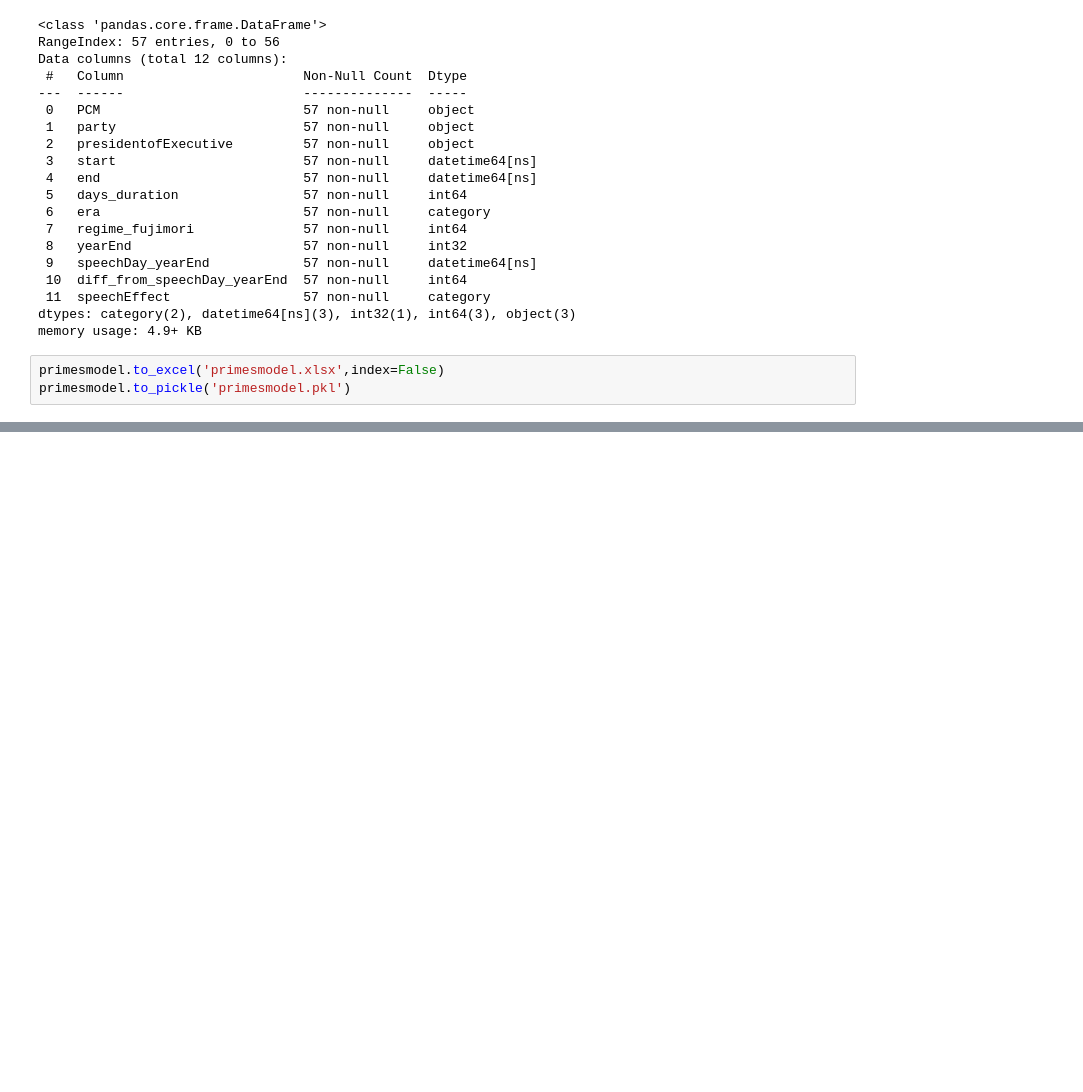
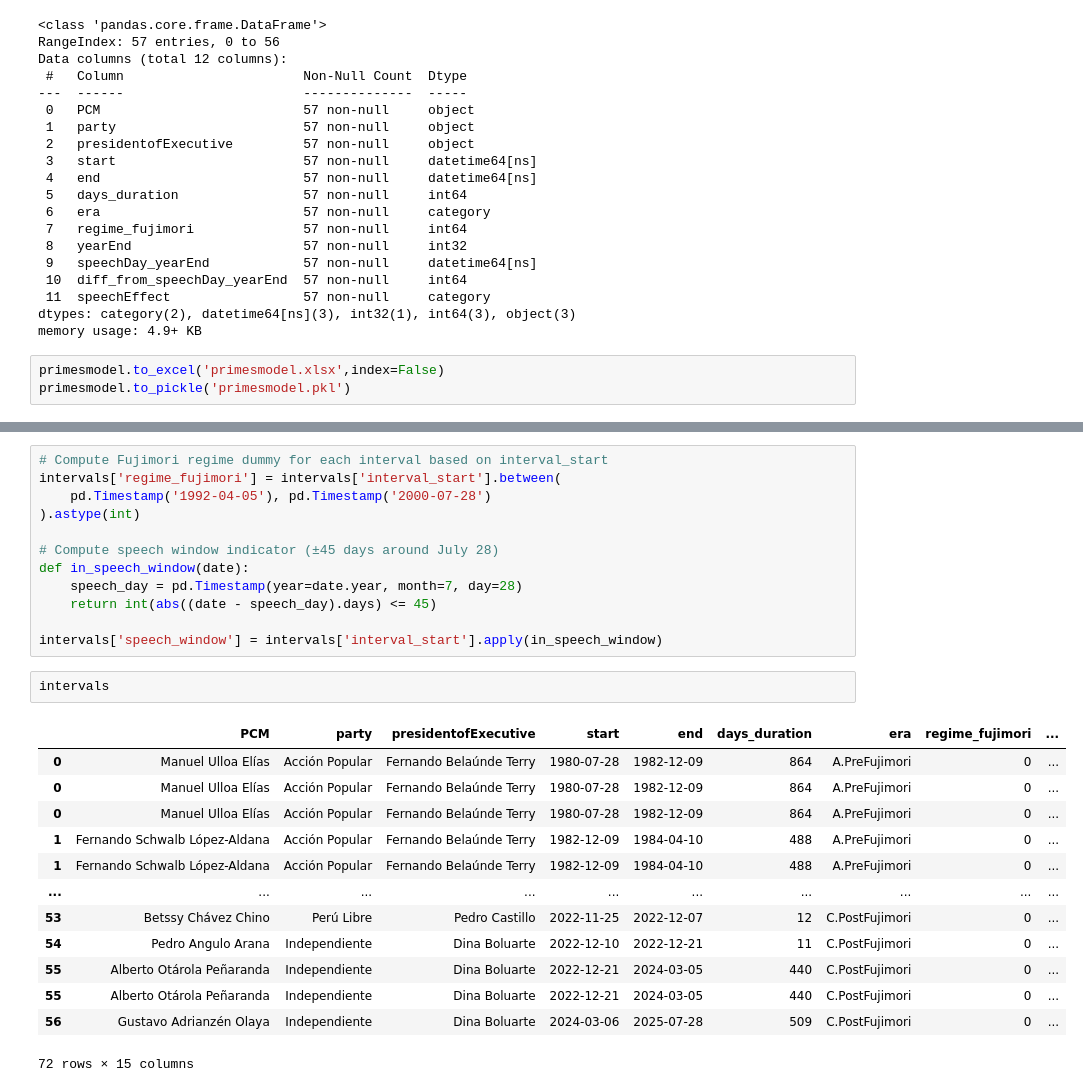
Before and after one commit to PULSO-PUCP/premieres, a Jupyter notebook: scrapePrimer.ipynb, the cells around one changed output, grey strips where cells are left out. Drawn from its saved outputs; the diff is of its cells as text; blank space fills up the shorter version.

```diff
--- a/scrapePrimer.ipynb
+++ b/scrapePrimer.ipynb
@@ -845,0 +896,28 @@ primesmodel.to_pickle('primesmodel.pkl')
+# %%
+# Compute Fujimori regime dummy for each interval based on interval_start
+intervals['regime_fujimori'] = intervals['interval_start'].between(
+    pd.Timestamp('1992-04-05'), pd.Timestamp('2000-07-28')
+).astype(int)
+
+# Compute speech window indicator (±45 days around July 28)
+def in_speech_window(date):
+    speech_day = pd.Timestamp(year=date.year, month=7, day=28)
+    return int(abs((date - speech_day).days) <= 45)
+
+intervals['speech_window'] = intervals['interval_start'].apply(in_speech_window)
+# %%
+intervals
+# %% [output]
+|  | PCM | party | presidentofExecutive | start | end | days_duration | era | regime_fujimori | ... |
+| 0 | Manuel Ulloa Elías | Acción Popular | Fernando Belaúnde Terry | 1980-07-28 | 1982-12-09 | 864 | A.PreFujimori | 0 | ... |
+| 0 | Manuel Ulloa Elías | Acción Popular | Fernando Belaúnde Terry | 1980-07-28 | 1982-12-09 | 864 | A.PreFujimori | 0 | ... |
+| 0 | Manuel Ulloa Elías | Acción Popular | Fernando Belaúnde Terry | 1980-07-28 | 1982-12-09 | 864 | A.PreFujimori | 0 | ... |
+| 1 | Fernando Schwalb López-Aldana | Acción Popular | Fernando Belaúnde Terry | 1982-12-09 | 1984-04-10 | 488 | A.PreFujimori | 0 | ... |
+| 1 | Fernando Schwalb López-Aldana | Acción Popular | Fernando Belaúnde Terry | 1982-12-09 | 1984-04-10 | 488 | A.PreFujimori | 0 | ... |
+| ... | ... | ... | ... | ... | ... | ... | ... | ... | ... |
+| 53 | Betssy Chávez Chino | Perú Libre | Pedro Castillo | 2022-11-25 | 2022-12-07 | 12 | C.PostFujimori | 0 | ... |
+| 54 | Pedro Angulo Arana | Independiente | Dina Boluarte | 2022-12-10 | 2022-12-21 | 11 | C.PostFujimori | 0 | ... |
+| 55 | Alberto Otárola Peñaranda | Independiente | Dina Boluarte | 2022-12-21 | 2024-03-05 | 440 | C.PostFujimori | 0 | ... |
+| 55 | Alberto Otárola Peñaranda | Independiente | Dina Boluarte | 2022-12-21 | 2024-03-05 | 440 | C.PostFujimori | 0 | ... |
+| 56 | Gustavo Adrianzén Olaya | Independiente | Dina Boluarte | 2024-03-06 | 2025-07-28 | 509 | C.PostFujimori | 0 | ... |
+72 rows × 15 columns
```
Also changed, not shown: parts of 7 cells of this notebook, 2 other files.
